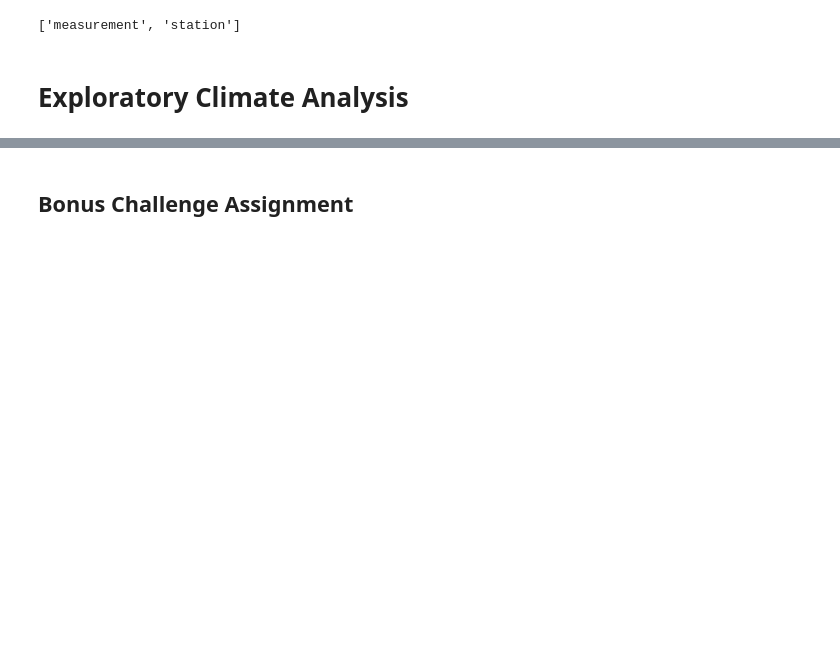
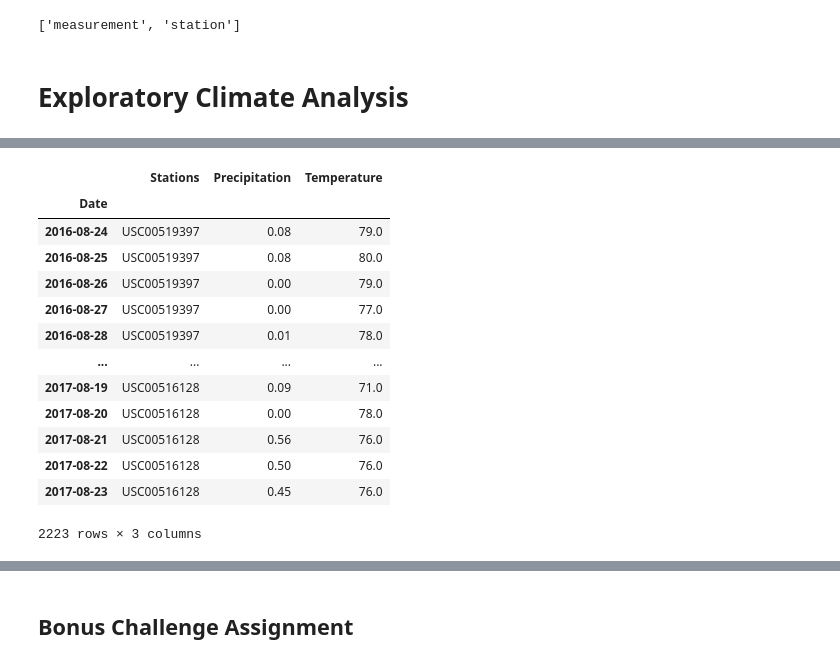
Before and after one commit to RUNTMC19/sqlalchemy-challenge, a Jupyter notebook: climate_starter.ipynb, the cells around one changed output, grey strips where cells are left out. Saved outputs shown, nothing was run; the diff lists cells and outputs as text; code cells hidden in the pictures; blank space fills up the shorter version.

```diff
--- a/climate_starter.ipynb
+++ b/climate_starter.ipynb
@@ -78,2 +123,6 @@ session = Session(engine)
 # %%
 # Perform a query to retrieve the data and precipitation scores
+
+results = session.query(Measurements.station,Measurements.date,Measurements.prcp,Measurements.tobs).filter(Measurements.date > query_date).all()
+
+results
@@ -80,4 +147,27 @@ session = Session(engine)
 # %%
 # Save the query results as a Pandas DataFrame and set the index to the date column
+
+df = pd.DataFrame(results, columns=['Stations','Date','Precipitation',"Temperature"])
+
+df = df.replace(np.nan, 0)
+
+df = df.set_index('Date')
+
+df
+# %% [output]
+|  | Stations | Precipitation | Temperature |
+| Date |  |  |  |
+| 2016-08-24 | USC00519397 | 0.08 | 79.0 |
+| 2016-08-25 | USC00519397 | 0.08 | 80.0 |
+| 2016-08-26 | USC00519397 | 0.00 | 79.0 |
+| 2016-08-27 | USC00519397 | 0.00 | 77.0 |
+| 2016-08-28 | USC00519397 | 0.01 | 78.0 |
+| ... | ... | ... | ... |
+| 2017-08-19 | USC00516128 | 0.09 | 71.0 |
+| 2017-08-20 | USC00516128 | 0.00 | 78.0 |
+| 2017-08-21 | USC00516128 | 0.56 | 76.0 |
+| 2017-08-22 | USC00516128 | 0.50 | 76.0 |
+| 2017-08-23 | USC00516128 | 0.45 | 76.0 |
+2223 rows × 3 columns
 # %%
 # Sort the dataframe by date
```
Also changed, not shown: parts of 14 cells of this notebook.
